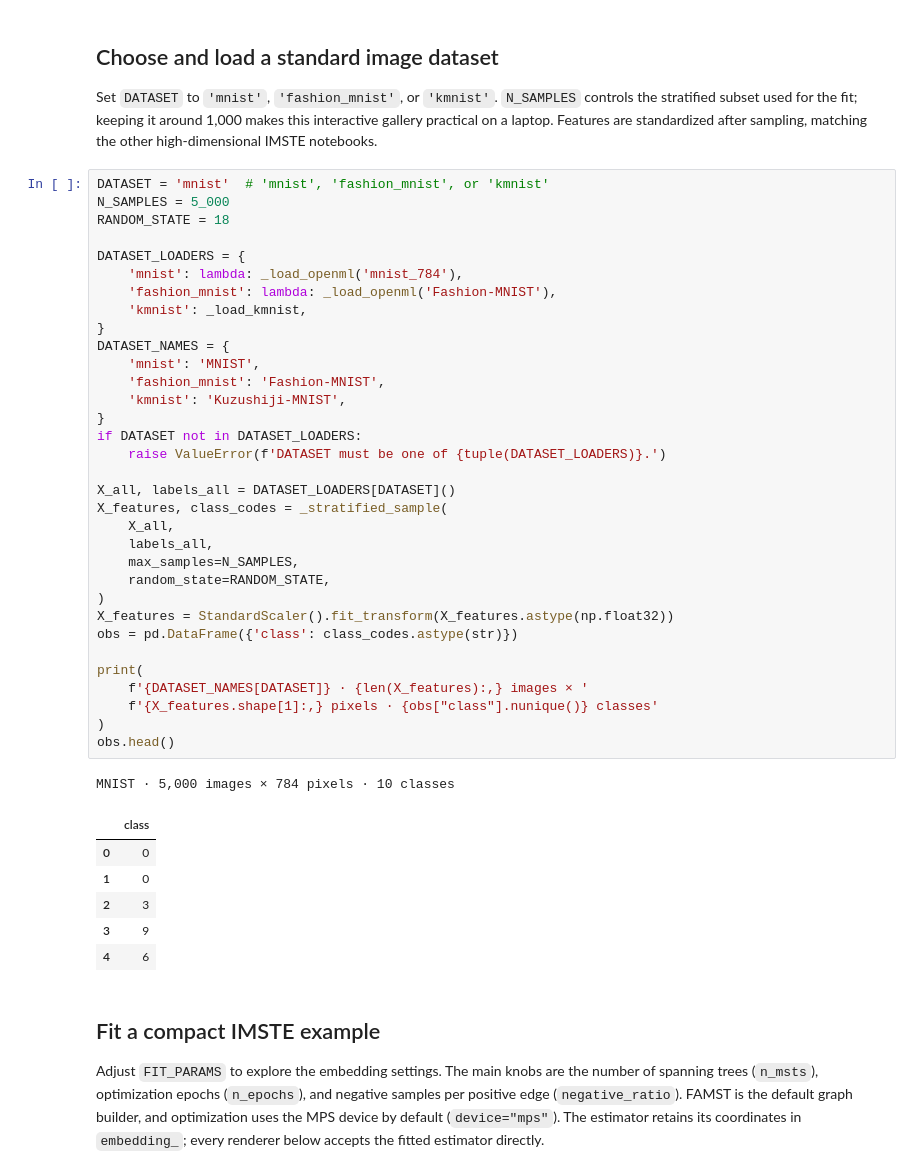
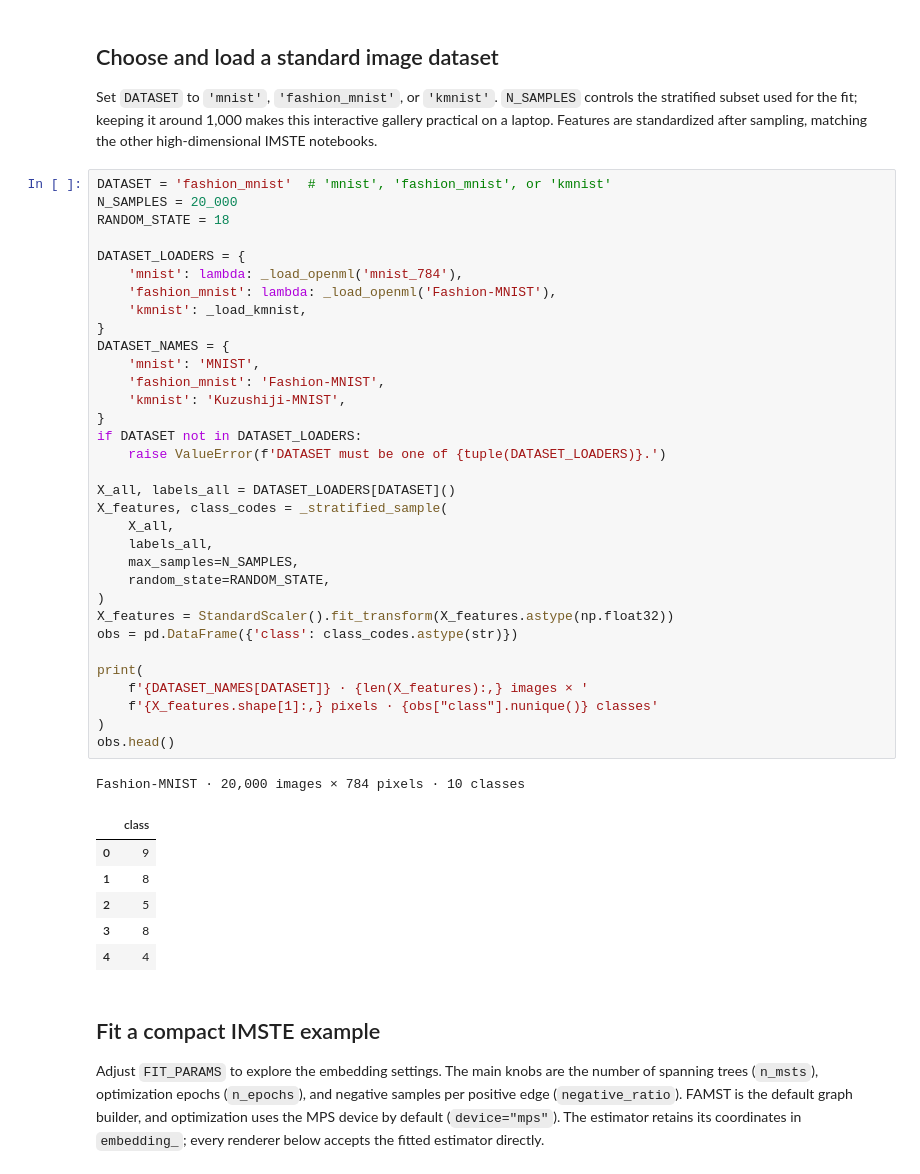
Before and after one commit to fabriziocosta/IteratedMinimumSpanningTree, a Jupyter notebook: notebooks/visualization_gallery.ipynb, the cells around one changed output. Cells and saved outputs as stored; diff of their text form.

```diff
--- a/notebooks/visualization_gallery.ipynb
+++ b/notebooks/visualization_gallery.ipynb
@@ -38,46 +39,46 @@ plt.rcParams['figure.dpi'] = 110
 
 Set `DATASET` to `'mnist'`, `'fashion_mnist'`, or `'kmnist'`. `N_SAMPLES` controls the stratified subset used for the fit; keeping it around 1,000 makes this interactive gallery practical on a laptop. Features are standardized after sampling, matching the other high-dimensional IMSTE notebooks.
 # %%
-DATASET = 'mnist'  # 'mnist', 'fashion_mnist', or 'kmnist'
-N_SAMPLES = 5_000
+DATASET = 'fashion_mnist'  # 'mnist', 'fashion_mnist', or 'kmnist'
+N_SAMPLES = 20_000
 RANDOM_STATE = 18
 
 DATASET_LOADERS = {
     'mnist': lambda: _load_openml('mnist_784'),
     'fashion_mnist': lambda: _load_openml('Fashion-MNIST'),
     'kmnist': _load_kmnist,
 }
 DATASET_NAMES = {
     'mnist': 'MNIST',
     'fashion_mnist': 'Fashion-MNIST',
     'kmnist': 'Kuzushiji-MNIST',
 }
 if DATASET not in DATASET_LOADERS:
     raise ValueError(f'DATASET must be one of {tuple(DATASET_LOADERS)}.')
 
 X_all, labels_all = DATASET_LOADERS[DATASET]()
 X_features, class_codes = _stratified_sample(
     X_all,
     labels_all,
     max_samples=N_SAMPLES,
     random_state=RANDOM_STATE,
 )
 X_features = StandardScaler().fit_transform(X_features.astype(np.float32))
 obs = pd.DataFrame({'class': class_codes.astype(str)})
 
 print(
     f'{DATASET_NAMES[DATASET]} · {len(X_features):,} images × '
     f'{X_features.shape[1]:,} pixels · {obs["class"].nunique()} classes'
 )
 obs.head()
 # %% [output]
-MNIST · 5,000 images × 784 pixels · 10 classes
+Fashion-MNIST · 20,000 images × 784 pixels · 10 classes
 |  | class |
-| 0 | 0 |
-| 1 | 0 |
-| 2 | 3 |
-| 3 | 9 |
-| 4 | 6 |
+| 0 | 9 |
+| 1 | 8 |
+| 2 | 5 |
+| 3 | 8 |
+| 4 | 4 |
 # %% [markdown]
 ## Fit a compact IMSTE example
 
```
Also changed, not shown: parts of 9 cells of this notebook, 3 other files.
